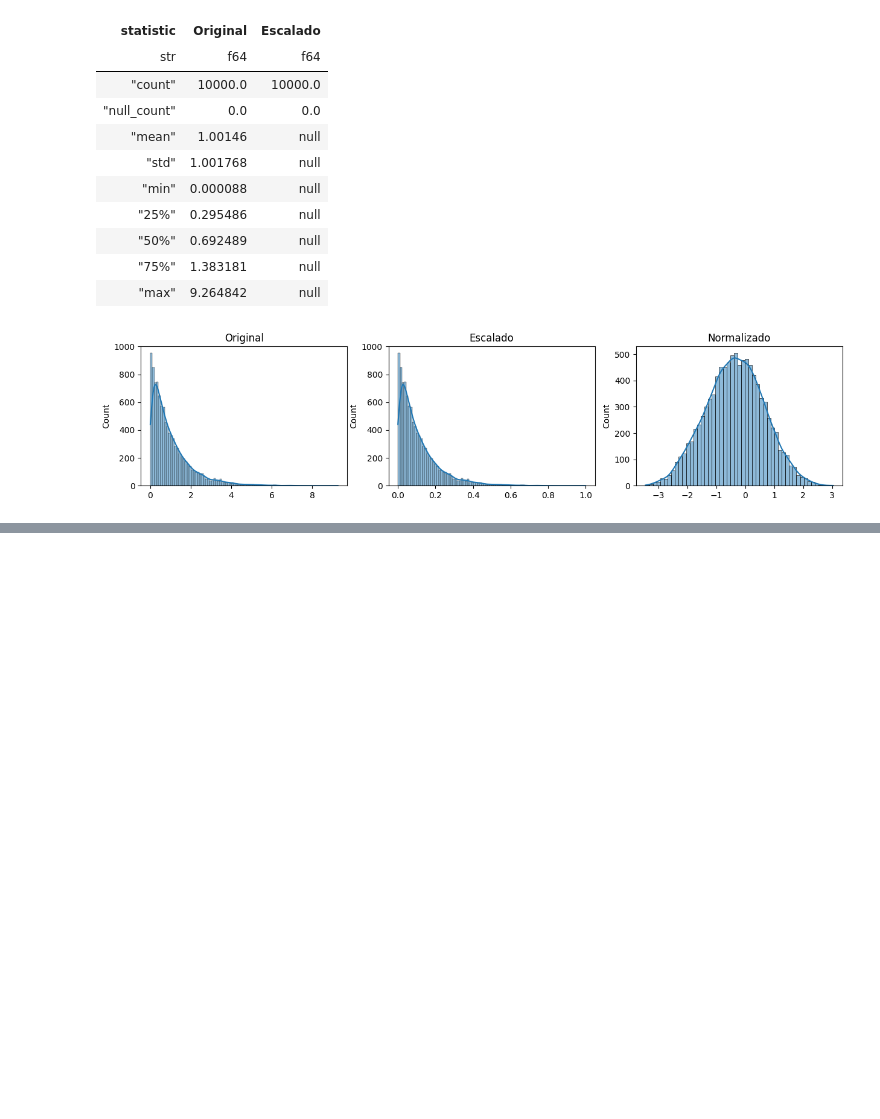
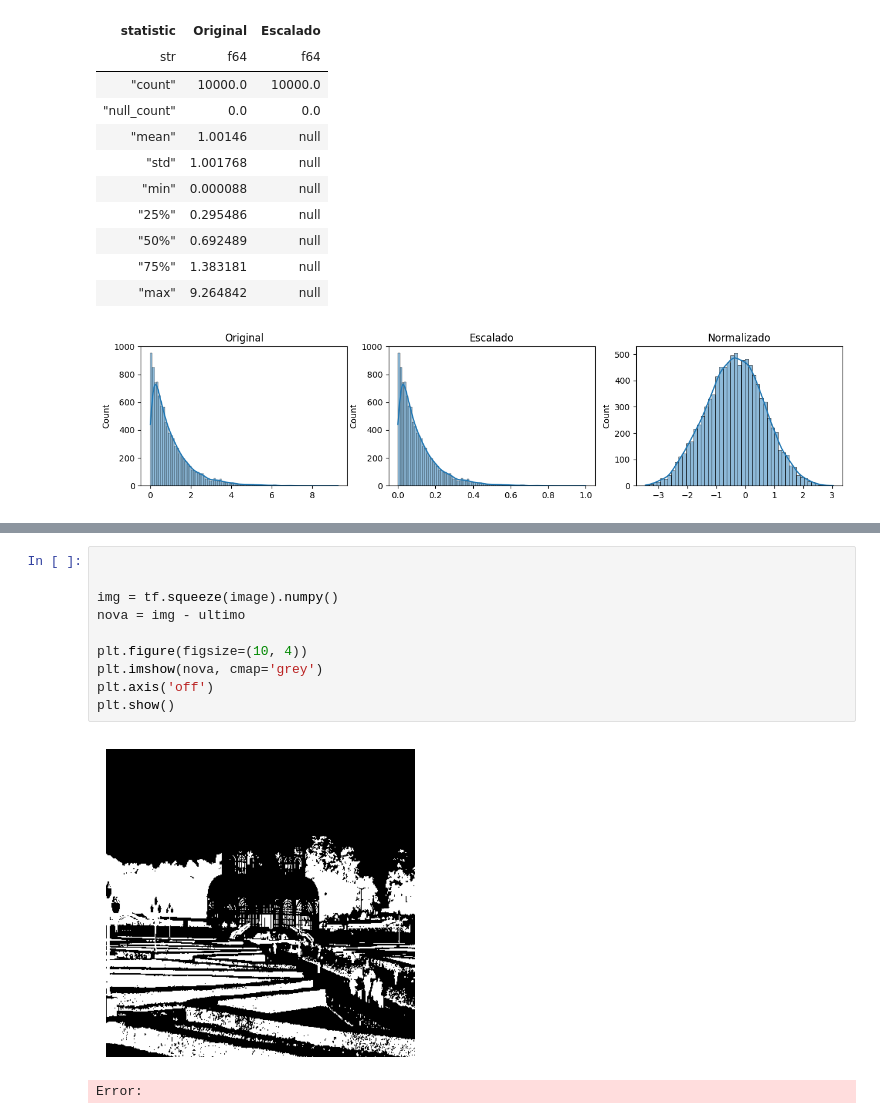
Before and after one commit to mumiavini/cv_vibrometry, a Jupyter notebook: Code/interesting.ipynb, the cells around one changed output, grey strips where cells are left out. Saved outputs shown, nothing was run; the diff lists cells and outputs as text; blank space fills up the shorter version.

```diff
--- a/Code/interesting.ipynb
+++ b/Code/interesting.ipynb
@@ -90,0 +115,13 @@ normalized_data
+# %%
+
+
+img = tf.squeeze(image).numpy()
+nova = img - ultimo
+
+plt.figure(figsize=(10, 4))
+plt.imshow(nova, cmap='grey')
+plt.axis('off')
+plt.show()
+# %% [output]
+[figure, added]
+Error:
```
Also changed, not shown: parts of 5 cells of this notebook, 2 other files.
